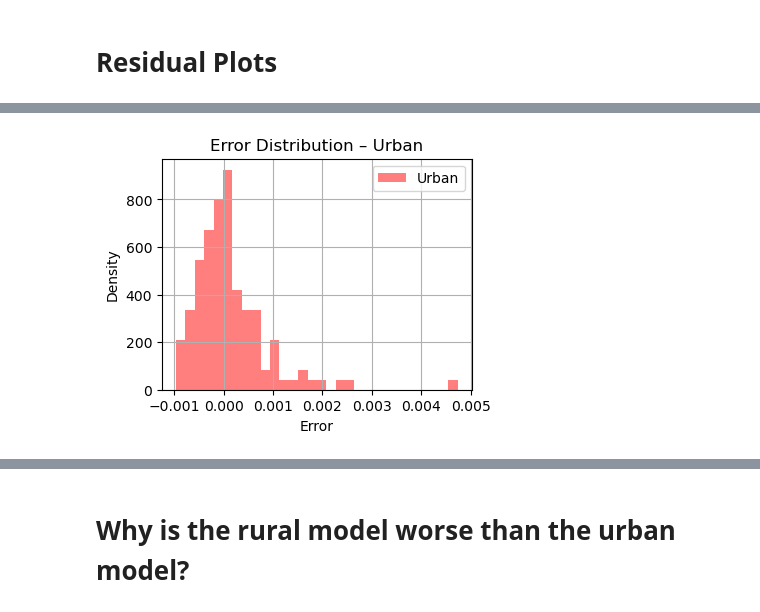
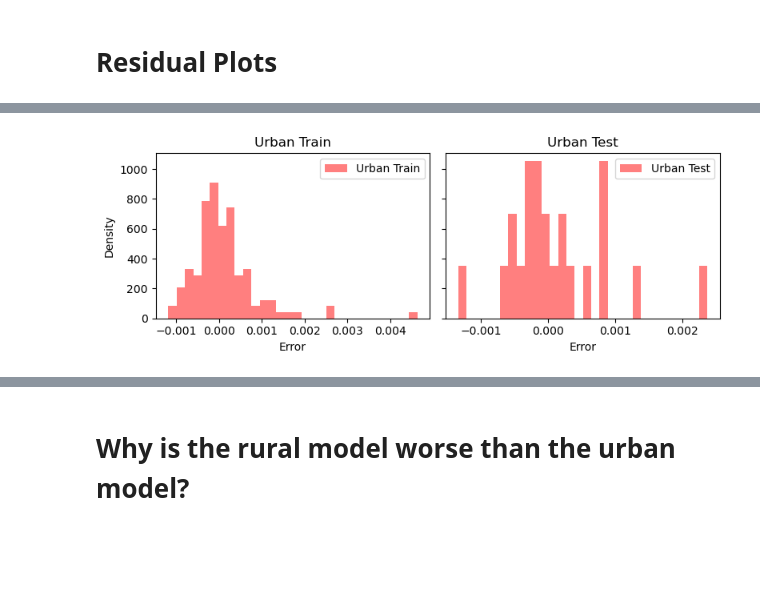
Before and after one commit to git-loa/CrimePatternsProject, a Jupyter notebook: Final/Model.ipynb, the cells around one changed output, grey strips where cells are left out. Drawn from its saved outputs; the diff is of its cells as text; code cells hidden in the pictures; blank space fills up the shorter version.

```diff
--- a/Final/Model.ipynb
+++ b/Final/Model.ipynb
@@ -1294,49 +1381,45 @@ for label, df_train, df_test in categories:
 # %%
 import matplotlib.pyplot as plt
 
-# Urban
-plt.figure(figsize=(4, 3))
-urb['error'].hist(
-    bins=30,
-    alpha=0.5,
-    color='red',
-    label='Urban',
-    density=True
-)
-plt.xlabel('Error')
-plt.ylabel('Density')
-plt.title('Error Distribution – Urban')
-plt.legend()
-plt.show()
+# Define the train/test splits and colors for each category
+splits = [
+    ("Urban",    urb_train,    urb_test,    "red"),
+    ("Suburban", sub_train,    sub_test,    "blue"),
+    ("Rural",    rur_train,    rur_test,    "green")
+]
 
-# Suburban
-plt.figure(figsize=(4, 3))
-sub['error'].hist(
-    bins=30,
-    alpha=0.5,
-    color='blue',
-    label='Suburban',
-    density=True
-)
-plt.xlabel('Error')
-plt.ylabel('Density')
-plt.title('Error Distribution – Suburban')
-plt.legend()
-plt.show()
+for label, df_train, df_test, color in splits:
+    fig, axes = plt.subplots(1, 2, figsize=(8, 3), sharey=True)
 
-# Rural
-plt.figure(figsize=(4, 3))
-rur['error'].hist(
-    bins=30,
-    alpha=0.5,
-    color='green',
-    label='Rural',
-    density=True
-)
-plt.xlabel('Error')
-plt.ylabel('Density')
-plt.title('Error Distribution – Rural')
-plt.legend()
-plt.show()
+    # Train histogram on the left
+    axes[0].hist(
+        df_train["error"],
+        bins=30,
+        density=True,
+        alpha=0.5,
+        color=color,
+        label=f"{label} Train"
+    )
+    axes[0].set_title(f"{label} Train")
+    axes[0].set_xlabel("Error")
+    axes[0].set_ylabel("Density")
+    axes[0].legend()
+
+    # Test histogram on the right
+    axes[1].hist(
+        df_test["error"],
+        bins=30,
+        density=True,
+        alpha=0.5,
+        color=color,
+        label=f"{label} Test"
+    )
+    axes[1].set_title(f"{label} Test")
+    axes[1].set_xlabel("Error")
+    # only left subplot needs a y-label
+    axes[1].legend()
+
+    plt.tight_layout()
+    plt.show()
 # %% [output]
-[figure, old version]
+[figure, new version]
```
Also changed, not shown: parts of 14 cells of this notebook, 1 other file.
